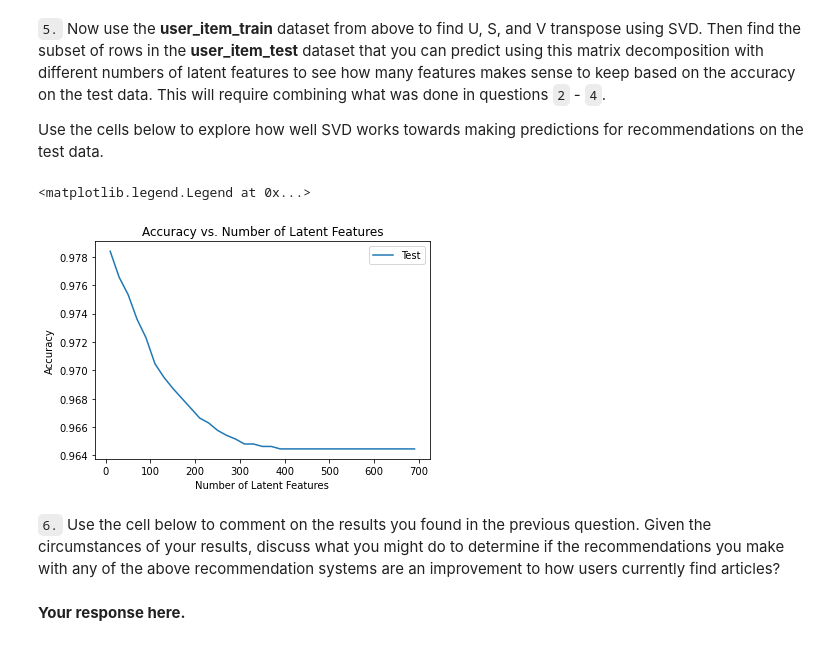
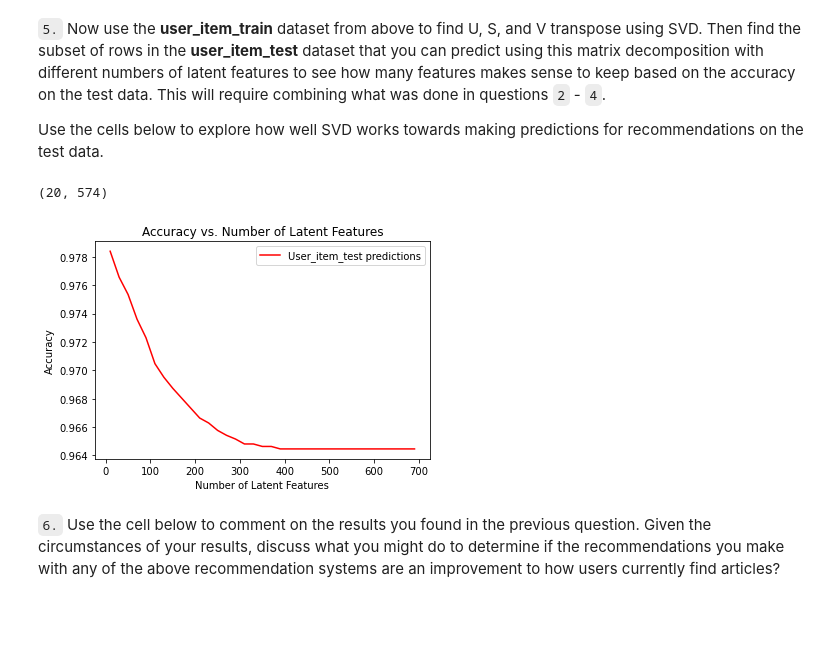
Before and after one commit to samarasadeek/Udacity_DSProject3_Recommendation_System, a Jupyter notebook: Recommendations_project.ipynb, the cells around one changed output. Drawn from its saved outputs; the diff is of its cells as text; code cells hidden in the pictures; blank space fills up the shorter version.

```diff
--- a/Recommendations_project.ipynb
+++ b/Recommendations_project.ipynb
@@ -649,6 +648,7 @@ Use the code from question 3 to understand the impact on accuracy of the trainin
 * How many articles can we make predictions for in the test set?
 * How many articles are we not able to make predictions for because of the cold start problem?
 # %%
+# Split data into train and test datasets
 df_train = df.head(40000)
 df_test = df.tail(5993)
 
@@ -666,8 +666,10 @@ def create_test_and_train_user_item(df_train, df_test):
     test_idx - all of the test user ids
     test_arts - all of the test article ids
 
+    Description:
+    Takes train and test dataframes and converts each to user_item matrix.
+    Return user_item_test and user_item_train matrices, list of users and list of articles in user_item_test matrix
     '''
-    # Your code here
     user_item_train = create_user_item_matrix(df_train)
 
     user_item_test = create_user_item_matrix(df_test)
@@ -721,43 +723,42 @@ u_train, s_train, vt_train = np.linalg.svd(user_item_train) # fit svd similar to
 user_ids_intersect = np.intersect1d(test_idx,  user_item_train.index)
 user_item_test_subset = user_item_test.loc[user_ids_intersect]
+# %%
+user_item_test_subset.shape
+# %% [output]
+(20, 574)
 # %%
 num_latent_feats = np.arange(10,700+10,20)
 sum_errs = []
 
 for k in num_latent_feats:
-    # restructure with k latent features
-
+    # Restructure matrices with k latent features
     u_train_new = u_train[:, :k]
     s_train_new = np.diag(s_train[:k])
     vt_train_new = vt_train[:k, :]
 
-
+    # Taken the subset of the u_train and vt_train matrices with users and articles present in the user_item_test matrix
     u_train_subset = u_train_new[user_item_train.index.isin(test_idx), :]
-
     vt_train_subset = vt_train_new[:, user_item_train.columns.isin(test_arts)]
 
+    # Create user_item_estimate matrix using the subset of u_train and vt_train
     user_item_est = np.around(np.dot(np.dot(u_train_subset, s_train_new), vt_train_subset))
 
-    #print(user_item_test_subset.shape, user_item_est.shape)
+    # Determine the error between each user_item interaction in the test set and the user_item_estimate matrix
+    diff_test = np.abs(np.subtract(user_item_test_subset, user_item_est))
 
-    diff =np.abs(np.subtract(user_item_test_subset, user_item_est))
+    # Find the total error for each user
+    error = np.sum(diff_test.sum())
 
-    error = np.sum(diff.sum())
-
+    # Append the total error to the list of errors
     sum_errs.append(error)
 
-    #print(k, error)
-
-plt.plot(num_latent_feats, 1 - np.array(sum_errs)/(user_item_test_subset.shape[0]*user_item_test_subset.shape[1]));
-
+# Visualise the accuracy as a function of number of latent features
+plt.plot(num_latent_feats, 1 - np.array(sum_errs)/(user_item_test_subset.shape[0]*user_item_test_subset.shape[1]), color = 'red');
 plt.xlabel('Number of Latent Features');
 plt.ylabel('Accuracy');
 plt.title('Accuracy vs. Number of Latent Features');
-plt.legend(['Test'])
+plt.legend(['User_item_test predictions']);
 # %% [output]
-<matplotlib.legend.Legend at 0x...>
-[figure, old version]
+[figure, new version]
 # %% [markdown]
 `6.` Use the cell below to comment on the results you found in the previous question. Given the circumstances of your results, discuss what you might do to determine if the recommendations you make with any of the above recommendation systems are an improvement to how users currently find articles?
-# %% [markdown]
-**Your response here.**
```
Also changed, not shown: parts of 31 cells of this notebook.
